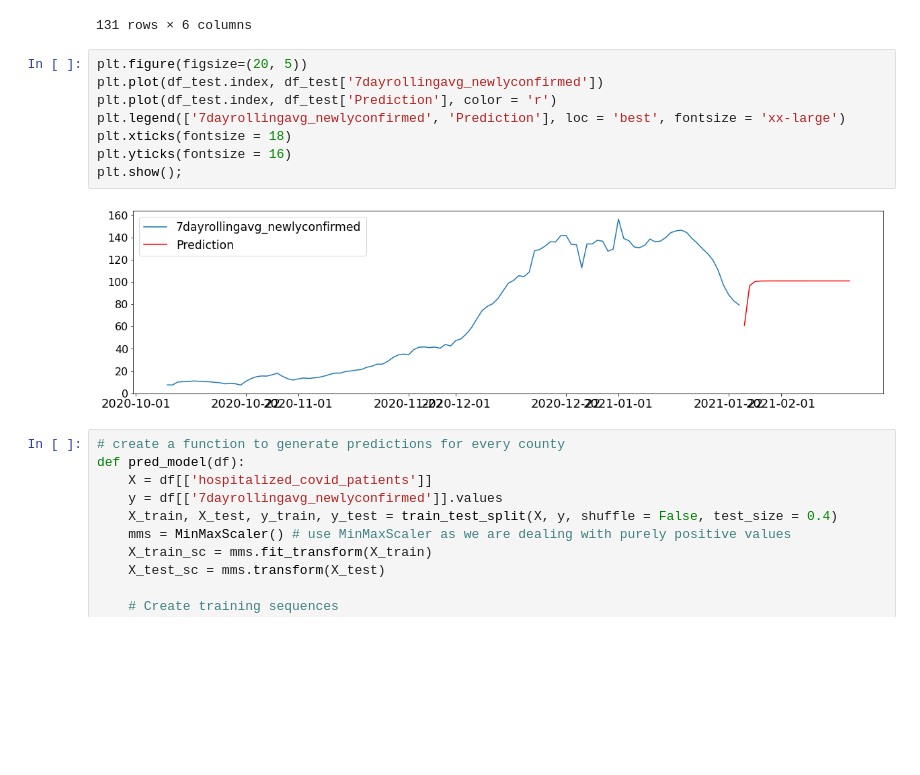
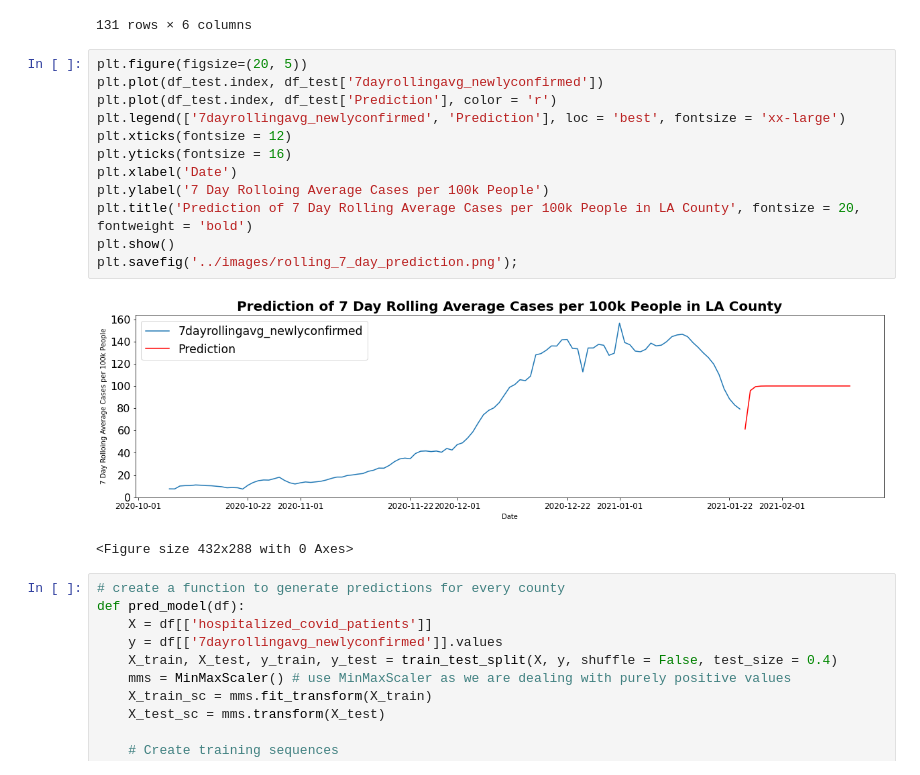
Before and after one commit to lettywu/COVID-19-vaccinations, a Jupyter notebook: jesse/Feature_Engineering_And_Modeling.ipynb, the cells around one changed output. Drawn from its saved outputs; the diff is of its cells as text; blank space fills up the shorter version.

```diff
--- a/jesse/Feature_Engineering_And_Modeling.ipynb
+++ b/jesse/Feature_Engineering_And_Modeling.ipynb
@@ -267,13 +272,18 @@ df_test
 # %%
 plt.figure(figsize=(20, 5))
 plt.plot(df_test.index, df_test['7dayrollingavg_newlyconfirmed'])
 plt.plot(df_test.index, df_test['Prediction'], color = 'r')
 plt.legend(['7dayrollingavg_newlyconfirmed', 'Prediction'], loc = 'best', fontsize = 'xx-large')
-plt.xticks(fontsize = 18)
+plt.xticks(fontsize = 12)
 plt.yticks(fontsize = 16)
-plt.show();
+plt.xlabel('Date')
+plt.ylabel('7 Day Rolloing Average Cases per 100k People')
+plt.title('Prediction of 7 Day Rolling Average Cases per 100k People in LA County', fontsize = 20, fontweight = 'bold')
+plt.show()
+plt.savefig('../images/rolling_7_day_prediction.png');
 # %% [output]
-[figure, old version]
+[figure, new version]
+<Figure size 432x288 with 0 Axes>
 # %%
 # create a function to generate predictions for every county
 def pred_model(df):
```
Also changed, not shown: parts of 6 cells of this notebook, 9 other files.
